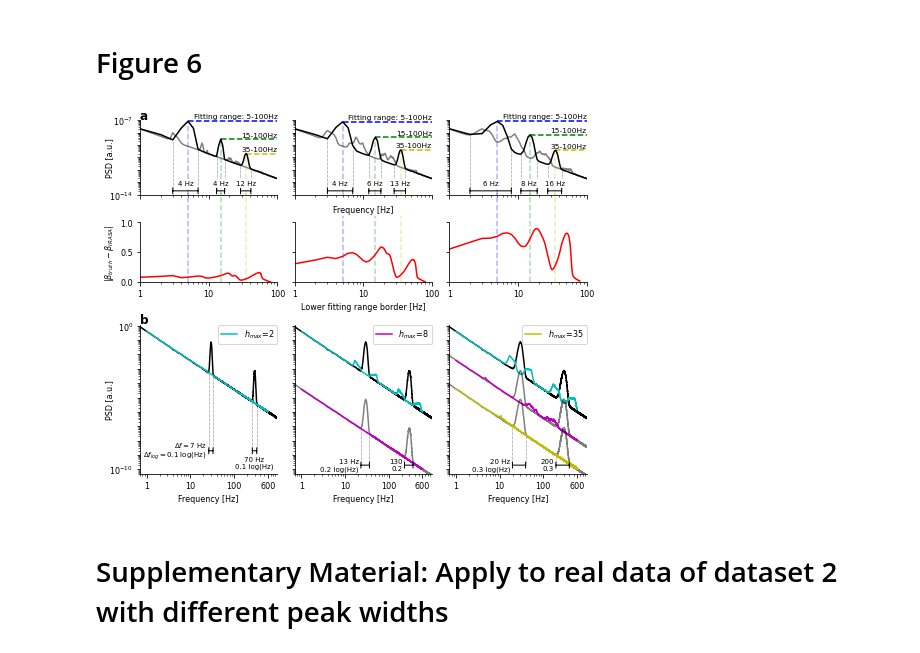
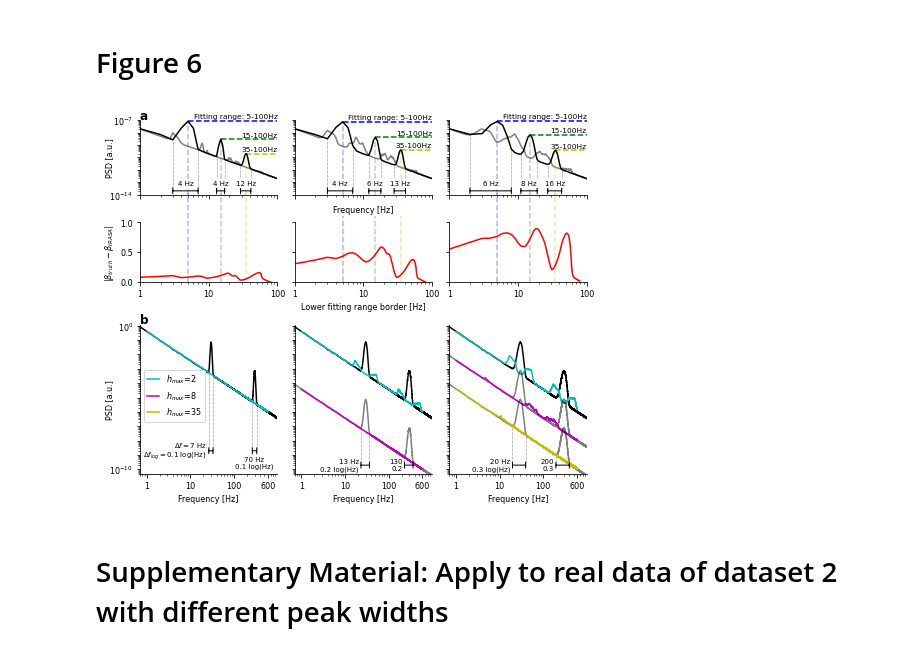
Before and after one commit to moritz-gerster/separating_periodic_from_aperiodic_PSDs, a Jupyter notebook: Fig6.ipynb, the cells around one changed output. Drawn from its saved outputs; the diff is of its cells as text; code cells hidden in the pictures.

Commit message:
Change legend

```diff
--- a/Fig6.ipynb
+++ b/Fig6.ipynb
@@ -666,8 +662,7 @@ ax.set(**axes_a22)
 # b1
 ax = ax_b1
 ax.loglog(freqs_s, full_psd_s, c_sim)
-ax.loglog(freqs_sim_s, ap_sim_s_h1, c_h1,
-          label=r"$h_{max}$="f"{h_max_s}")
+ax.loglog(freqs_sim_s, ap_sim_s_h1, c_h1)
 
 # annotate freq bandwidth
 annotate_range(ax, **anno_small1)
@@ -681,7 +676,6 @@ ax.set_ylabel(ylabel_a1, labelpad=-5)
 
 ax.set(**axes_b1)
 ax.text(s="b", **panel_labels, transform=ax.transAxes)
-ax.legend(**leg)
 
 # b2
 ax = ax_b2
@@ -689,8 +683,7 @@ ax.loglog(freqs_m, full_psd_m, c_sim)
 ax.loglog(freqs_sim_m, ap_sim_m_h1, c_h1)
 
 ax.loglog(freqs_m, peak_psd_m_low, c_sim, alpha=.5)
-ax.loglog(freqs_sim_m, ap_sim_m_h2, c_h3,
-          label=r"$h_{max}$="f"{h_max_m}")
+ax.loglog(freqs_sim_m, ap_sim_m_h2, c_h3)
 
 # annotate freq bandwidth
 annotate_range(ax, **anno_med1)
@@ -699,38 +692,42 @@ annotate_range(ax, **anno_med2)
 # Set axes
 ax.set(**axes_b2)
 y_minor = mpl.ticker.LogLocator(subs=np.arange(0, 1, 0.1), numticks=20)
 ax.yaxis.set_minor_locator(y_minor)
 ax.set_yticklabels([], minor=True)
-ax.legend(**leg)
 
 # b3
 ax = ax_b3
 ax.loglog(freqs_l, full_psd_l, c_sim)
-ax.loglog(freqs_sim_l, ap_sim_l_h1, c_h1)
+ax.loglog(freqs_sim_l, ap_sim_l_h1, c_h1,
+          label=r"$h_{max}$="f"{h_max_s}")
 
 ax.loglog(freqs_l, peak_psd_l_low, c_sim, alpha=.5)
-ax.loglog(freqs_sim_l, ap_sim_l_h2, c_h3)
+ax.loglog(freqs_sim_l, ap_sim_l_h2, c_h3,
+          label=r"$h_{max}$="f"{h_max_m}")
 
 ax.loglog(freqs_l, peak_psd_l_lower, c_sim, alpha=.5)
 ax.loglog(freqs_sim_l, ap_sim_l_h3, c_h2,
           label=r"$h_{max}$="f"{h_max_l}")
 
 # annotate freq bandwidth
 annotate_range(ax, **anno_large1)
 annotate_range(ax, **anno_large2)
 
 # Set axes
 ax.set(**axes_b2)
 y_minor = mpl.ticker.LogLocator(subs=np.arange(0, 1, 0.1), numticks=20)
 ax.yaxis.set_minor_locator(y_minor)
 ax.set_yticklabels([], minor=True)
-ax.legend(**leg)
+
+# Set legend in left panel of b)
+handles, labels = ax.get_legend_handles_labels()
+ax_b1.legend(handles, labels, loc=(.03, .35), handlelength=1.5)
 
 plt.savefig(fig_path + "Fig6.pdf", bbox_inches="tight")
 plt.savefig(fig_path + "Fig6.png", dpi=1000, bbox_inches="tight")
 plt.show()
 # %% [output]
-[figure, old version]
+[figure, new version]
 # %% [markdown]
 # Supplementary Material: Apply to real data of dataset 2 with different peak widths
 # %%
```
Also changed, not shown: parts of 1 cell of this notebook.
